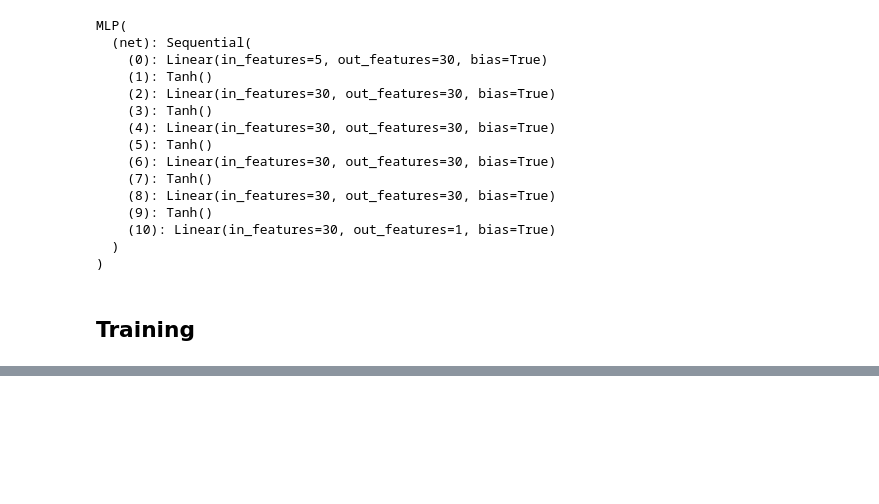
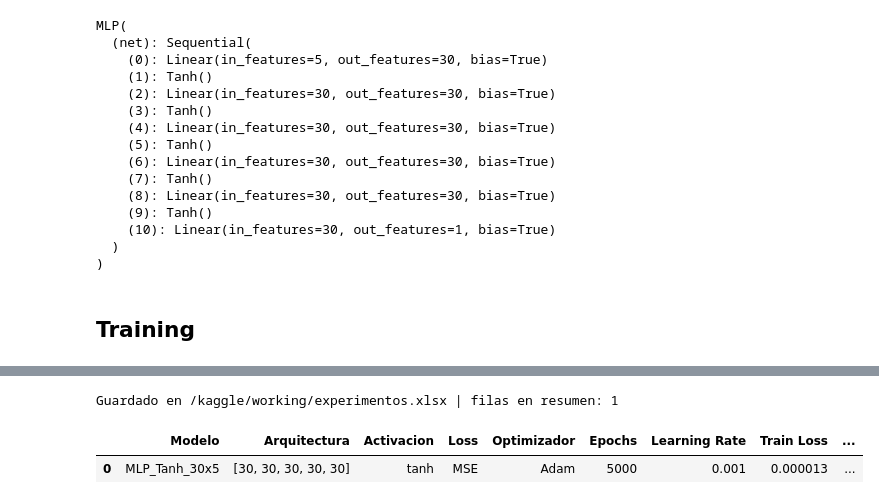
Before and after one commit to carlosr301101/proyecto-ml, a Jupyter notebook: notebook-data-driven-ml-nte-high-order.ipynb, the cells around one changed output, grey strips where cells are left out. Cells and saved outputs as stored; diff of their text form; code cells hidden in the pictures; blank space fills up the shorter version.

```diff
--- a/notebook-data-driven-ml-nte-high-order.ipynb
+++ b/notebook-data-driven-ml-nte-high-order.ipynb
@@ -294,4 +425,38 @@ plt.legend(); plt.grid(alpha=.3); plt.show()
 [figure]
+# %%
+model.eval()
+with torch.no_grad():
+    pred_te = y_scaler.inverse_transform(model(Xv).cpu().numpy())
+    pred_tr = y_scaler.inverse_transform(model(Xt).cpu().numpy())
+true_te = y_scaler.inverse_transform(y_te_s)
+true_tr = y_scaler.inverse_transform(y_tr_s)
+
+mae, rmse, mape, r2 = compute_metrics(true_te, pred_te)
+
+results = build_results(
+    train_loss = train_history[-1],
+    test_loss  = test_history[-1],
+    mae=mae, rmse=rmse, mape=mape, r2=r2,
+    model=model, best_epoch=best_epoch,
+)
+
+# predicciones (ambos splits) para la futura comparación por arquitectura
+preds_df = pd.DataFrame({
+    "split":      ["train"]*len(true_tr) + ["test"]*len(true_te),
+    "quad_order": np.r_[X_tr_raw["quad_order"].values, X_te_raw["quad_order"].values],
+    "flux_0":     np.r_[X_tr_raw["flux_0"].values,     X_te_raw["flux_0"].values],
+    "flux_100":   np.r_[X_tr_raw["flux_100"].values,   X_te_raw["flux_100"].values],
+    "SCS_true":   np.r_[true_tr.ravel(), true_te.ravel()],
+    "SCS_pred":   np.r_[pred_tr.ravel(), pred_te.ravel()],
+})
+
+experiment_id = append_experiment(results, preds_df)
+results_df = pd.DataFrame([results])
+results_df
+# %% [output]
+Guardado en /kaggle/working/experimentos.xlsx | filas en resumen: 1
+|  | Modelo | Arquitectura | Activacion | Loss | Optimizador | Epochs | Learning Rate | Train Loss | ... |
+| 0 | MLP_Tanh_30x5 | [30, 30, 30, 30, 30] | tanh | MSE | Adam | 5000 | 0.001 | 0.000013 | ... |
 # %%
 import joblib, pandas as pd
 
```
Also changed, not shown: parts of 12 cells of this notebook.
